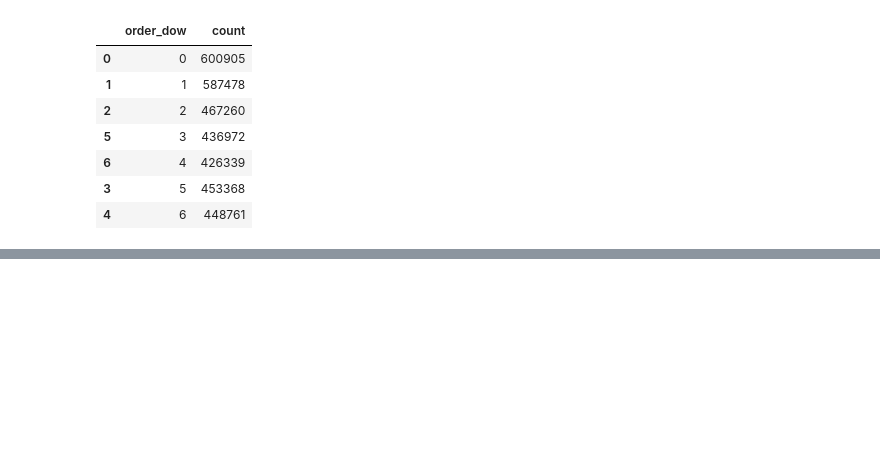
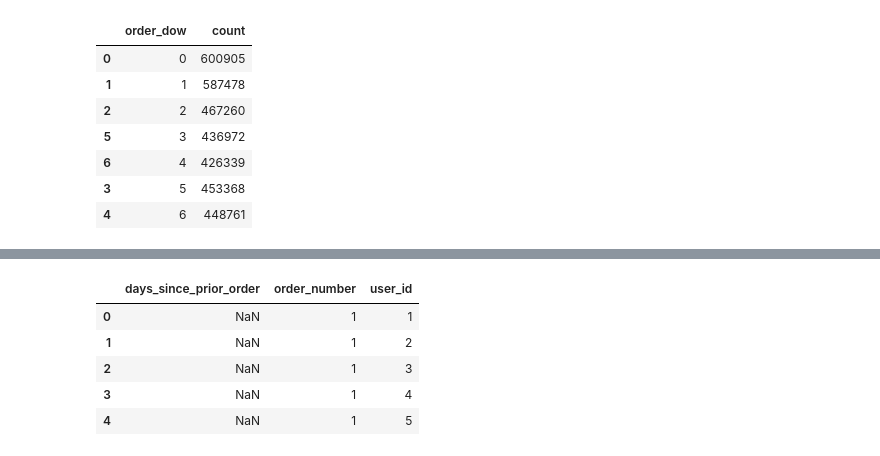
Before and after one commit to nnaneas/data-analytics-with-python, a Jupyter notebook: notebook/05_pandas.ipynb, the cells around one changed output, grey strips where cells are left out. Cells and saved outputs as stored; diff of their text form; code cells hidden in the pictures; blank space fills up the shorter version.

```diff
--- a/notebook/05_pandas.ipynb
+++ b/notebook/05_pandas.ipynb
@@ -181,0 +222,11 @@ df_orders['order_dow'].value_counts().reset_index().sort_values(by='order_dow')
+# %%
+df_first_orders = df_orders[['days_since_prior_order', 'order_number', 'user_id']][df_orders['order_number'] == 1].reset_index()
+df_first_orders.drop(columns='index', inplace=True)
+df_first_orders.head()
+# %% [output]
+|  | days_since_prior_order | order_number | user_id |
+| 0 | NaN | 1 | 1 |
+| 1 | NaN | 1 | 2 |
+| 2 | NaN | 1 | 3 |
+| 3 | NaN | 1 | 4 |
+| 4 | NaN | 1 | 5 |
```
Also changed, not shown: parts of 7 cells of this notebook, 2 other files.
